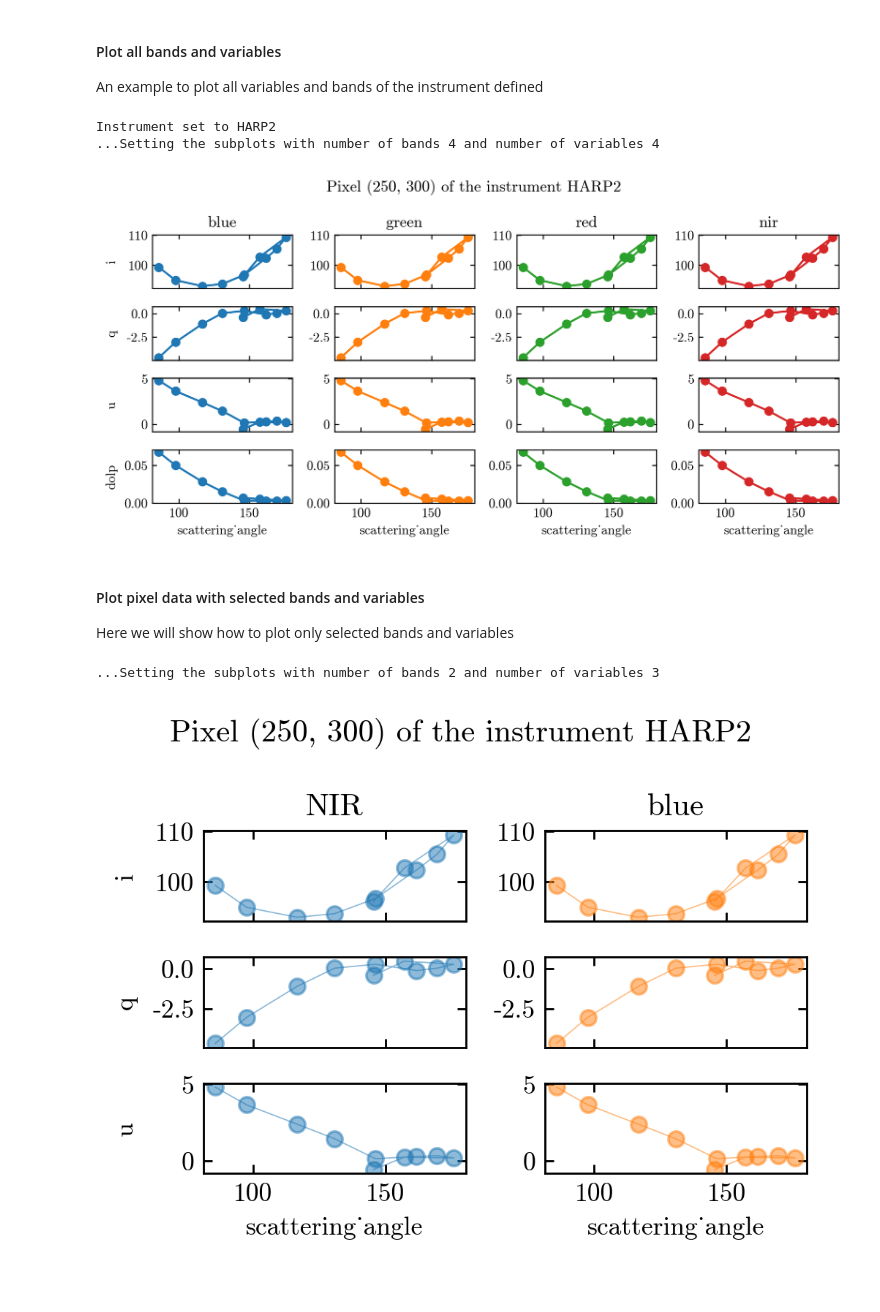
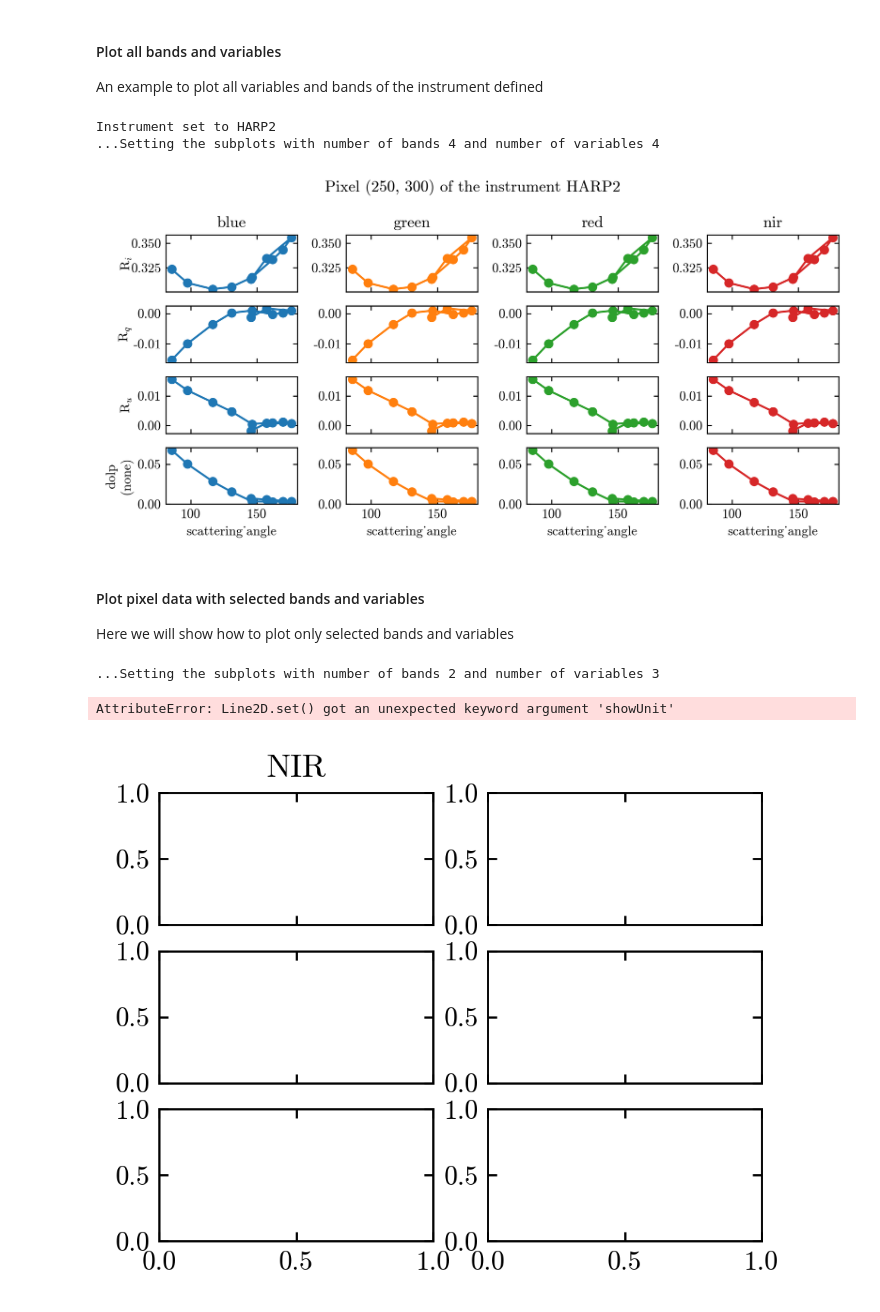
Before and after one commit to aninramesh/nasa-pace-data-reader, a Jupyter notebook: Examples/L1C-example.ipynb, the cells around one changed output. Drawn from its saved outputs; the diff is of its cells as text; code cells hidden in the pictures.

```diff
--- a/Examples/L1C-example.ipynb
+++ b/Examples/L1C-example.ipynb
@@ -67,8 +74,12 @@ plt_.setDPI(256)
 band = 'NIR'
 plt_.setBand(band)
 
-# Plot the pixel
+# Plot the pixel (By default plotting radiance)
 plt_.plotPixel(pixel[0], pixel[1])
+
+# Plot the pixel reflectance
+plt_.reflectance = True
+plt_.plotPixel(pixel[0], pixel[1])
 # %% [output]
 setting dpi to 256 ppi
 Band set to nir
@@ -86,18 +98,20 @@ plt_.plotPixelVars(pixel[0], pixel[1])
 # %% [output]
 Instrument set to HARP2
 ...Setting the subplots with number of bands 4 and number of variables 4
-[figure, old version]
+[figure, new version]
 # %% [markdown]
 #### Plot pixel data with selected bands and variables
 Here we will show how to plot only selected bands and variables
 # %%
 
 # plot only specific bands and vars
 plt_.vars2plot = ['i', 'q', 'u']    # Order in the list is the order of plotting
 plt_.bands2plot = ['NIR', 'blue']   # Order in the list is the order of plotting
 
-# plot
-plt_.plotPixelVars(pixel[0], pixel[1], bands= plt_.bands2plot, alpha=0.5, linewidth=0.5) # you can pass any other arguments to the plot function
+# plot radiance
+plt_.reflectance = False # switching back to radiance
+plt_.plotPixelVars(pixel[0], pixel[1], bands= plt_.bands2plot, showUnit=False, alpha=0.5, linewidth=0.5) # you can pass any other arguments to the plot function
 # %% [output]
 ...Setting the subplots with number of bands 2 and number of variables 3
+AttributeError: Line2D.set() got an unexpected keyword argument 'showUnit'
-[figure, old version]
+[figure, new version]
```
Also changed, not shown: parts of 2 cells of this notebook, 4 other files.
